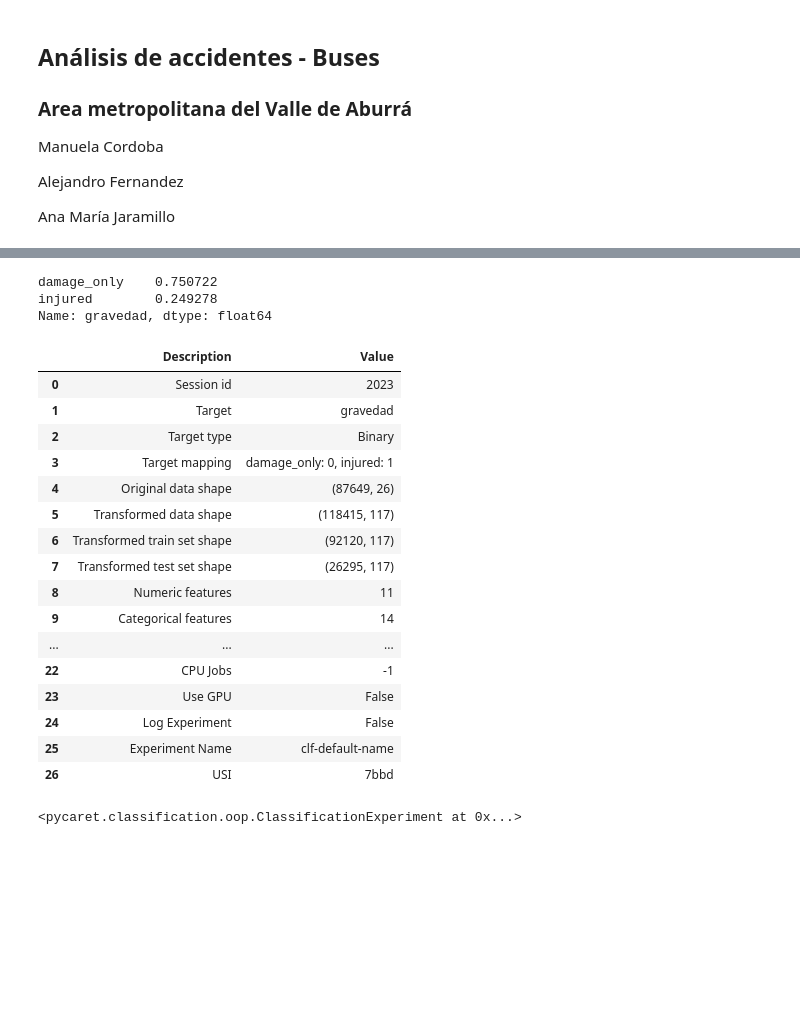
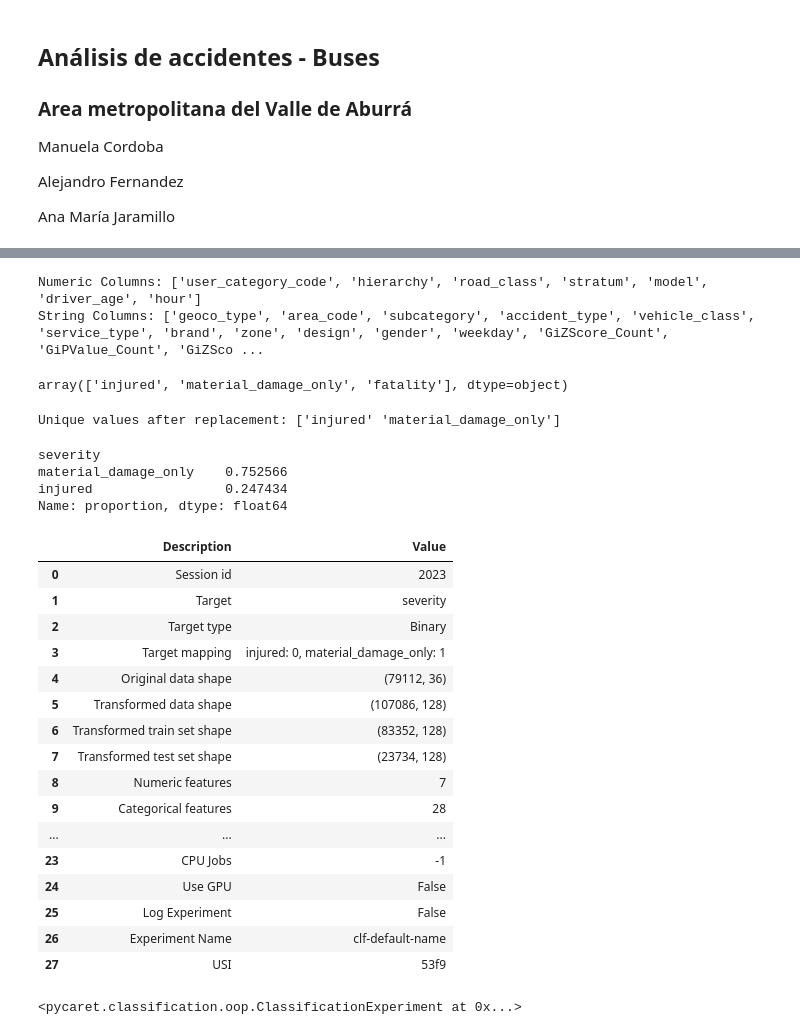
Before and after one commit to Anmjaramillo412/Buses_accidents_Medellin, a Jupyter notebook: notebooks/9-Model_spatial_analysis.ipynb, the cells around one changed output, grey strips where cells are left out. Saved outputs shown, nothing was run; the diff lists cells and outputs as text; code cells hidden in the pictures; blank space fills up the shorter version.

```diff
--- a/notebooks/9-Model_spatial_analysis.ipynb
+++ b/notebooks/9-Model_spatial_analysis.ipynb
@@ -17,5 +17,5 @@ from sklearn.model_selection import train_test_split
 from imblearn.combine import *
 import config
 # %%
-cleaned_data_spatial_info = pd.read_excel(config.DATASET_WITH_SPATIAL_INFO)
+dataset_for_spatial_analysis = pd.read_csv(config.DATASET_WITH_SPATIAL_INFO)
 # %%
@@ -29,6 +35,6 @@ Index(['periodo', 'tipo_geoco', 'gravedad', 'diseno', 'mes', 'dia',
       dtype='object')
 # %%
-columns_list = [col for col in df.columns if col != 'gravedad']
+columns_list = [col for col in dataset_for_spatial_analysis.columns if col != 'severity']
 
 # Separate numeric and string columns
 numeric_columns = []
@@ -36,7 +42,7 @@ string_columns = []
 
 # Check if each column is numeric or contains strings
 for col in columns_list:
-    if pd.to_numeric(df[col], errors='coerce').notnull().all():
+    if pd.to_numeric(dataset_for_spatial_analysis[col], errors='coerce').notnull().all():
         numeric_columns.append(col)
     else:
         string_columns.append(col)
@@ -50,49 +56,68 @@ String Columns: ['tipo_geoco', 'diseno', 'areagralus', 'subcategor', 'clase_acci
 # %%
-# Remove 'mes' and 'dia' from the numeric columns list
-numeric_columns.remove('mes')
-numeric_columns.remove('dia')
+# Remove 'month' and 'day' from the numeric columns list
+numeric_columns.remove('month')
+numeric_columns.remove('day')
 
-# Add 'mes' and 'dia' to the string columns list
-string_columns.extend(['mes', 'dia'])
+# Add 'month' and 'day' to the string columns list
+string_columns.extend(['month', 'day'])
 
-# remove exeptions
-#string_columns.remove('clase_acci')
+# Print numeric and string columns
+print("Numeric Columns:", numeric_columns)
+print("String Columns:", string_columns)
+# %% [output]
+Numeric Columns: ['user_category_code', 'hierarchy', 'road_class', 'stratum', 'model', 'driver_age', 'hour']
+String Columns: ['geoco_type', 'area_code', 'subcategory', 'accident_type', 'vehicle_class', 'service_type', 'brand', 'zone', 'design', 'gender', 'weekday', 'GiZScore_Count', 'GiPValue_Count', 'GiZSco ...
+# %%
+# Get unique values in the 'severity' column
+dataset_for_spatial_analysis['severity'].unique()
+# %% [output]
+array(['injured', 'material_damage_only', 'fatality'], dtype=object)
+# %%
+# Replace 'fatality' with 'injured'
+dataset_for_spatial_analysis['severity'] = dataset_for_spatial_analysis['severity'].replace('fatality', 'injured')
+
+# Verify the changes by checking unique values again
+unique_values_after = dataset_for_spatial_analysis['severity'].unique()
+print("Unique values after replacement:", unique_values_after)
+# %% [output]
+Unique values after replacement: ['injured' 'material_damage_only']
 # %%
-df['gravedad'].value_counts(normalize=True)
+dataset_for_spatial_analysis['severity'].value_counts(normalize=True)
 # %% [output]
-damage_only    0.750722
-injured        0.249278
-Name: gravedad, dtype: float64
+severity
+material_damage_only    0.752566
+injured                 0.247434
+Name: proportion, dtype: float64
 # %%
 # Setup the model with manual data type specification
-setup(data=df,
-      target='gravedad',
+setup(data=dataset_for_spatial_analysis,
+      target='severity',
       fix_imbalance=True,
       session_id=2023,
       normalize = True,
       data_split_stratify = True,
       fold_strategy = 'stratifiedkfold',
       numeric_features=numeric_columns,
       categorical_features=string_columns)#,
       #ignore_features=['clase_acci'],
       #normalize_method="zscore",
       #transformation=True)
 # %% [output]
 |  | Description | Value |
 | 0 | Session id | 2023 |
-| 1 | Target | gravedad |
+| 1 | Target | severity |
 | 2 | Target type | Binary |
-| 3 | Target mapping | damage_only: 0, injured: 1 |
-| 4 | Original data shape | (87649, 26) |
-| 5 | Transformed data shape | (118415, 117) |
-| 6 | Transformed train set shape | (92120, 117) |
-| 7 | Transformed test set shape | (26295, 117) |
-| 8 | Numeric features | 11 |
-| 9 | Categorical features | 14 |
+| 3 | Target mapping | injured: 0, material_damage_only: 1 |
+| 4 | Original data shape | (79112, 36) |
+| 5 | Transformed data shape | (107086, 128) |
+| 6 | Transformed train set shape | (83352, 128) |
+| 7 | Transformed test set shape | (23734, 128) |
+| 8 | Numeric features | 7 |
+| 9 | Categorical features | 28 |
 | ... | ... | ... |
-| 22 | CPU Jobs | -1 |
-| 23 | Use GPU | False |
-| 24 | Log Experiment | False |
-| 25 | Experiment Name | clf-default-name |
-| 26 | USI | 7bbd |
+| 23 | CPU Jobs | -1 |
+| 24 | Use GPU | False |
+| 25 | Log Experiment | False |
+| 26 | Experiment Name | clf-default-name |
+| 27 | USI | 53f9 |
 <pycaret.classification.oop.ClassificationExperiment at 0x...>
```
Also changed, not shown: parts of 11 cells of this notebook, 5 other files.
